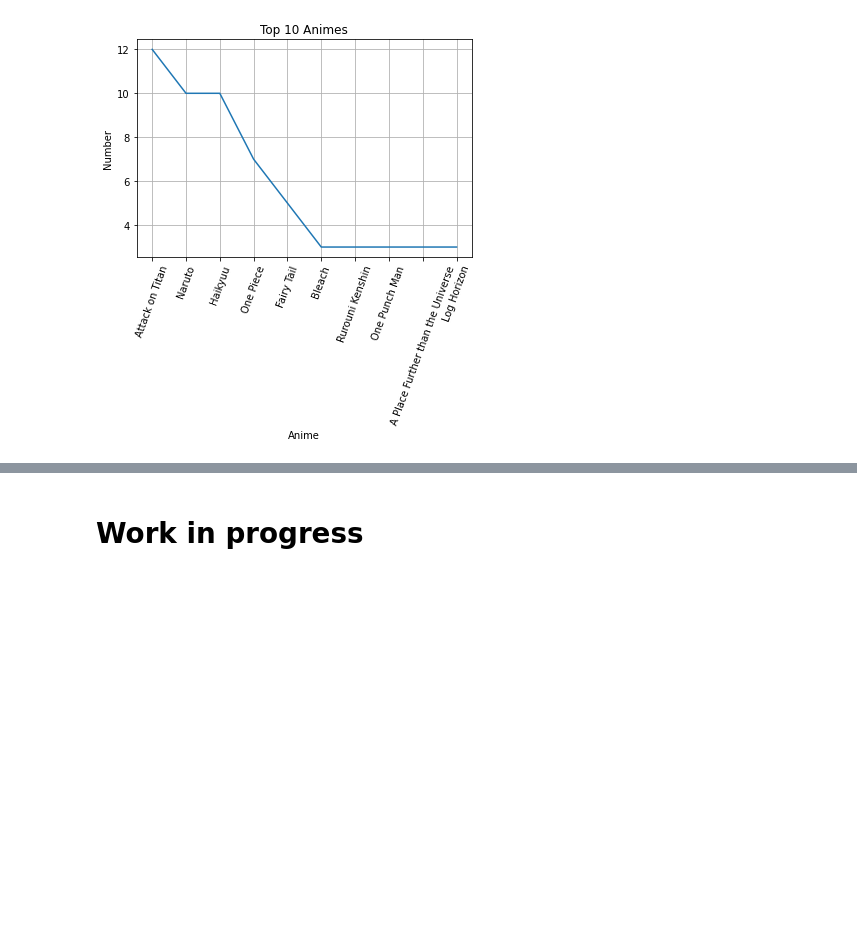
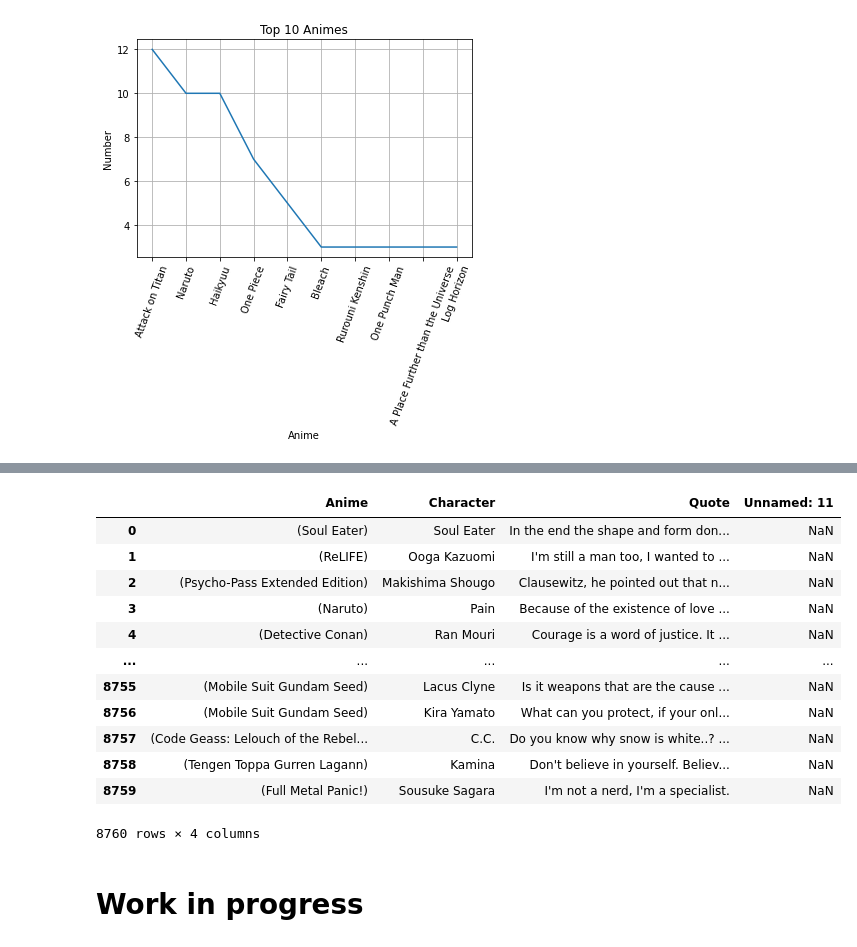
Before and after one commit to mahii6991/Kaggle_Projects, a Jupyter notebook: playing-with-anime.ipynb, the cells around one changed output, grey strips where cells are left out. Saved outputs shown, nothing was run; the diff lists cells and outputs as text; code cells hidden in the pictures; blank space fills up the shorter version.

```diff
--- a/playing-with-anime.ipynb
+++ b/playing-with-anime.ipynb
@@ -82,0 +138,2 @@ plt.show()
+# %%
+data2.drop(data2.iloc[:,4:11],axis=1,inplace=True) #so here we have removed the unnecesary rows from our dataset to make it more cleaner
@@ -82,0 +149,16 @@ plt.show()
+# %%
+data2.drop(['ID'],axis=1)
+# %% [output]
+|  | Anime | Character | Quote | Unnamed: 11 |
+| 0 | (Soul Eater) | Soul Eater | In the end the shape and form don... | NaN |
+| 1 | (ReLIFE) | Ooga Kazuomi | I'm still a man too, I wanted to ... | NaN |
+| 2 | (Psycho-Pass Extended Edition) | Makishima Shougo | Clausewitz, he pointed out that n... | NaN |
+| 3 | (Naruto) | Pain | Because of the existence of love ... | NaN |
+| 4 | (Detective Conan) | Ran Mouri | Courage is a word of justice. It ... | NaN |
+| ... | ... | ... | ... | ... |
+| 8755 | (Mobile Suit Gundam Seed) | Lacus Clyne | Is it weapons that are the cause ... | NaN |
+| 8756 | (Mobile Suit Gundam Seed) | Kira Yamato | What can you protect, if your onl... | NaN |
+| 8757 | (Code Geass: Lelouch of the Rebel... | C.C. | Do you know why snow is white..? ... | NaN |
+| 8758 | (Tengen Toppa Gurren Lagann) | Kamina | Don't believe in yourself. Believ... | NaN |
+| 8759 | (Full Metal Panic!) | Sousuke Sagara | I'm not a nerd, I'm a specialist. | NaN |
+8760 rows × 4 columns
```
Also changed, not shown: parts of 12 cells of this notebook.
